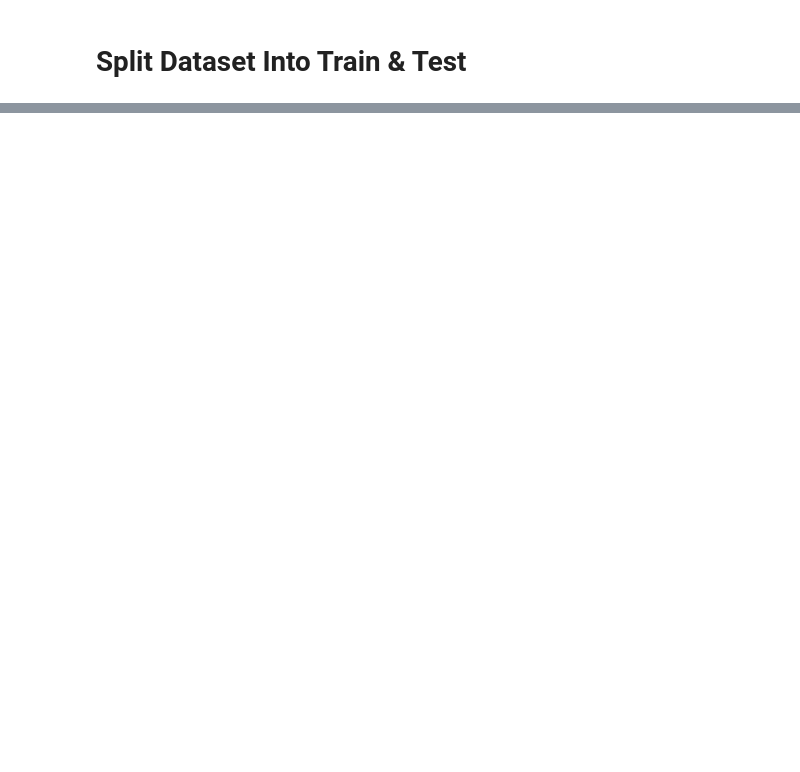
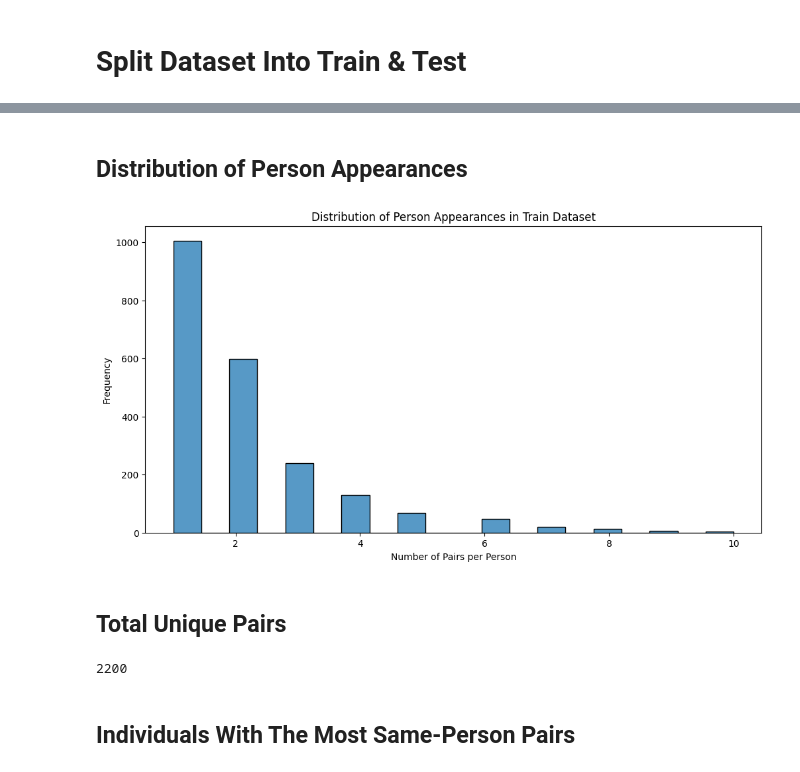
Before and after one commit to liav2002/One-Shot-Facial-Recognition, a Jupyter notebook: notebooks/EDA.ipynb, the cells around one changed output, grey strips where cells are left out. Cells and saved outputs as stored; diff of their text form; code cells hidden in the pictures; blank space fills up the shorter version.

```diff
--- a/notebooks/EDA.ipynb
+++ b/notebooks/EDA.ipynb
@@ -169,0 +182,3 @@ plot_person_images(dataset_df, person_with_most_images)
+# %%
+train_pairs_path = '../data/pairsDevTrain.txt'
+test_pairs_path = '../data/pairsDevTest.txt'
@@ -169,0 +228,3 @@ plot_person_images(dataset_df, person_with_most_images)
+# %%
+train_df = load_pairs_file(train_pairs_path, data_path)
+test_df = load_pairs_file(test_pairs_path, data_path)
@@ -169,0 +342,25 @@ plot_person_images(dataset_df, person_with_most_images)
+# %% [markdown]
+## Distribution of Person Appearances
+# %%
+person_counts = Counter(train_df['person1']) + Counter(train_df['person2'])
+person_counts_df = pd.DataFrame(person_counts.items(), columns=["person", "count"])
+person_counts_df = person_counts_df.sort_values(by="count", ascending=False)
+
+# Plot the distribution
+plt.figure(figsize=(12, 6))
+sns.histplot(person_counts_df['count'], bins=20, kde=False)
+plt.title("Distribution of Person Appearances in Train Dataset")
+plt.xlabel("Number of Pairs per Person")
+plt.ylabel("Frequency")
+plt.show()
+# %% [output]
+[figure, added]
+# %% [markdown]
+## Total Unique Pairs
+# %%
+total_unique_pairs = len(train_df[['image1_path', 'image2_path']].drop_duplicates())
+total_unique_pairs
+# %% [output]
+2200
+# %% [markdown]
+## Individuals With The Most Same-Person Pairs
```
Also changed, not shown: parts of 31 cells of this notebook, 1 other file.
